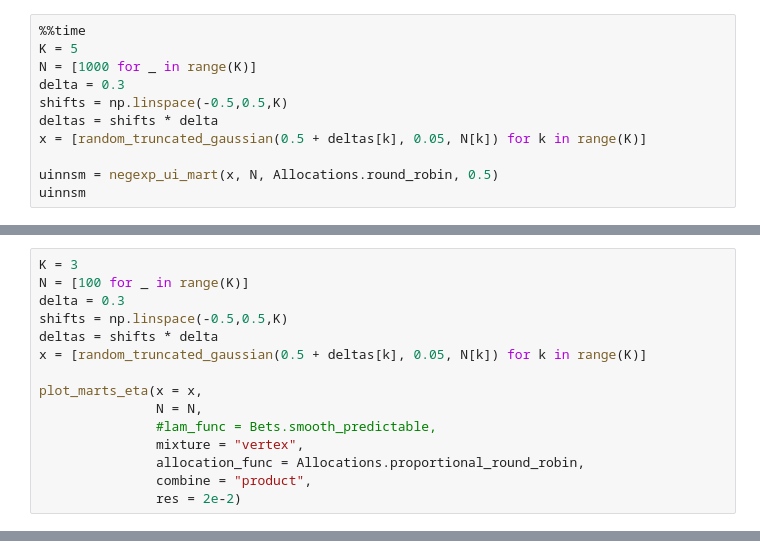
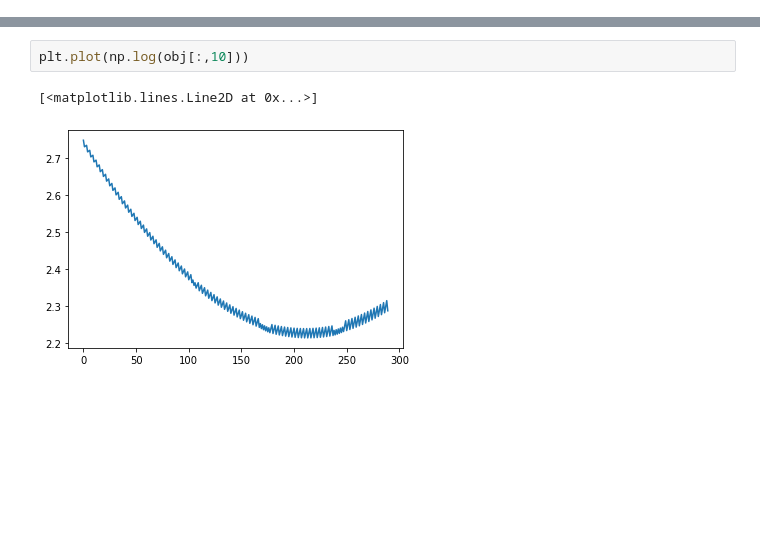
Before and after one commit to spertus/UI-TS, a Jupyter notebook: Code/stratMartExample.ipynb, the cells around one changed output, grey strips where cells are left out. Drawn from its saved outputs; the diff is of its cells as text; blank space fills up the shorter version.

```diff
--- a/Code/stratMartExample.ipynb
+++ b/Code/stratMartExample.ipynb
@@ -163,11 +128,0 @@ Wall time: 11.6 s
-# %%
-%%time
-K = 5
-N = [1000 for _ in range(K)]
-delta = 0.3
-shifts = np.linspace(-0.5,0.5,K)
-deltas = shifts * delta
-x = [random_truncated_gaussian(0.5 + deltas[k], 0.05, N[k]) for k in range(K)]
-
-uinnsm = negexp_ui_mart(x, N, Allocations.round_robin, 0.5)
-uinnsm
@@ -231,15 +128,0 @@ for i in range(np.sum(N)):
-# %%
-K = 3
-N = [100 for _ in range(K)]
-delta = 0.3
-shifts = np.linspace(-0.5,0.5,K)
-deltas = shifts * delta
-x = [random_truncated_gaussian(0.5 + deltas[k], 0.05, N[k]) for k in range(K)]
-
-plot_marts_eta(x = x,
-               N = N,
-               #lam_func = Bets.smooth_predictable,
-               mixture = "vertex",
-               allocation_func = Allocations.proportional_round_robin,
-               combine = "product",
-               res = 2e-2)
@@ -259,0 +197,5 @@ plot_marts_eta(
+# %%
+plt.plot(np.log(obj[:,10]))
+# %% [output]
+[<matplotlib.lines.Line2D at 0x...>]
+[figure, added]
```
Also changed, not shown: parts of 24 cells of this notebook.
